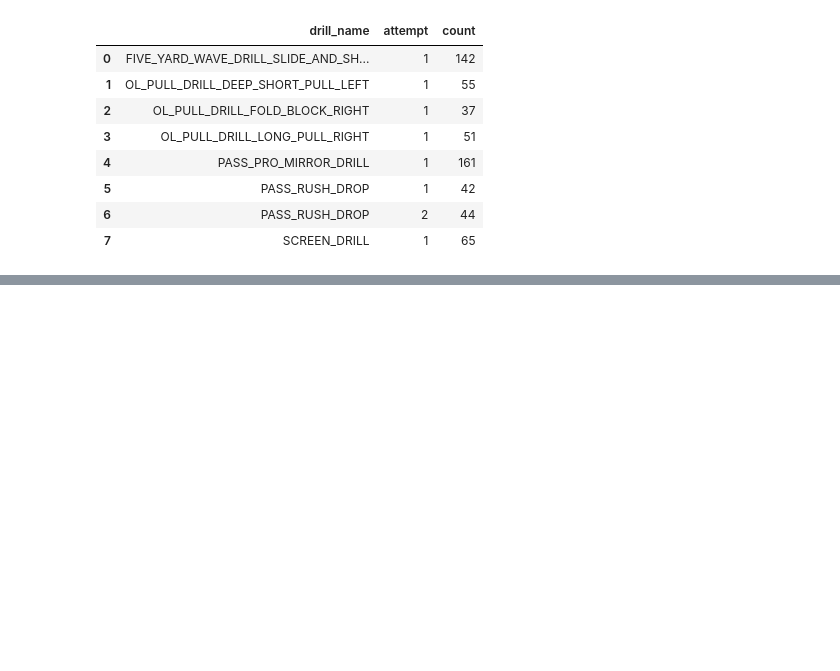
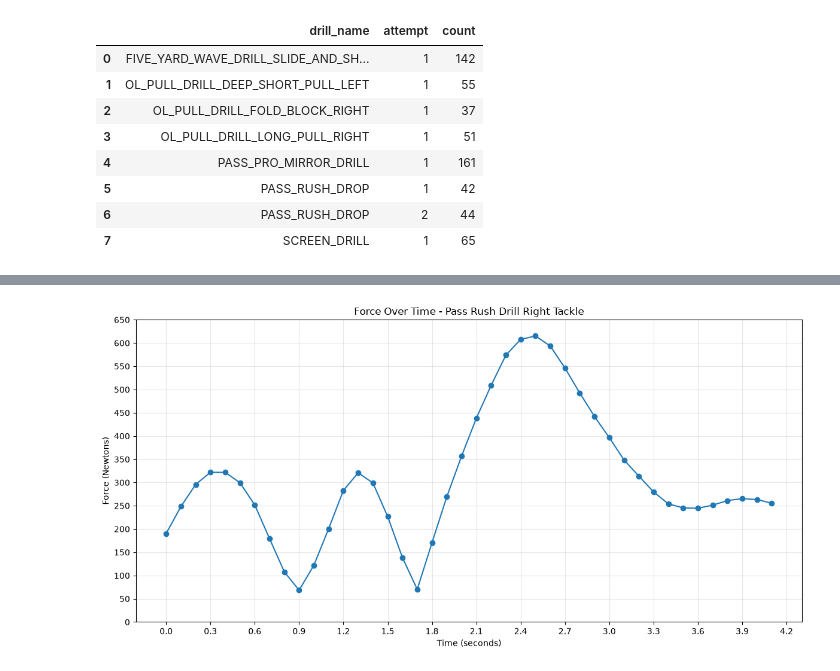
Before and after one commit to hankike/Big_Data_Bowl_27, a Jupyter notebook: combine.ipynb, the cells around one changed output, grey strips where cells are left out. Saved outputs shown, nothing was run; the diff lists cells and outputs as text; code cells hidden in the pictures; blank space fills up the shorter version.

```diff
--- a/combine.ipynb
+++ b/combine.ipynb
@@ -123,3 +122,25 @@ pass_rush_drop = wright.loc[
+# %%
+plt.figure(figsize=(12, 6))
+
+plt.plot(
+    pass_rush_drop['time'],
+    pass_rush_drop['force'],
+    marker='o',
+    linestyle='-'
+)
+
+plt.xlabel('Time (seconds)')
+plt.ylabel('Force (Newtons)')
+plt.title('Force Over Time - Pass Rush Drill Right Tackle')
+
+plt.yticks(range(0, 651, 50))
+plt.xticks(np.arange(0, 4.21, 0.3))
+
+plt.grid(True, alpha=0.3)
+plt.tight_layout()
+plt.show()
+# %% [output]
+[figure, added]
 # %%
 plt.figure(figsize=(10, 6))
 plt.scatter(pass_rush_drop['x'], pass_rush_drop['y'])
```
Also changed, not shown: parts of 11 cells of this notebook, 1 other file.
